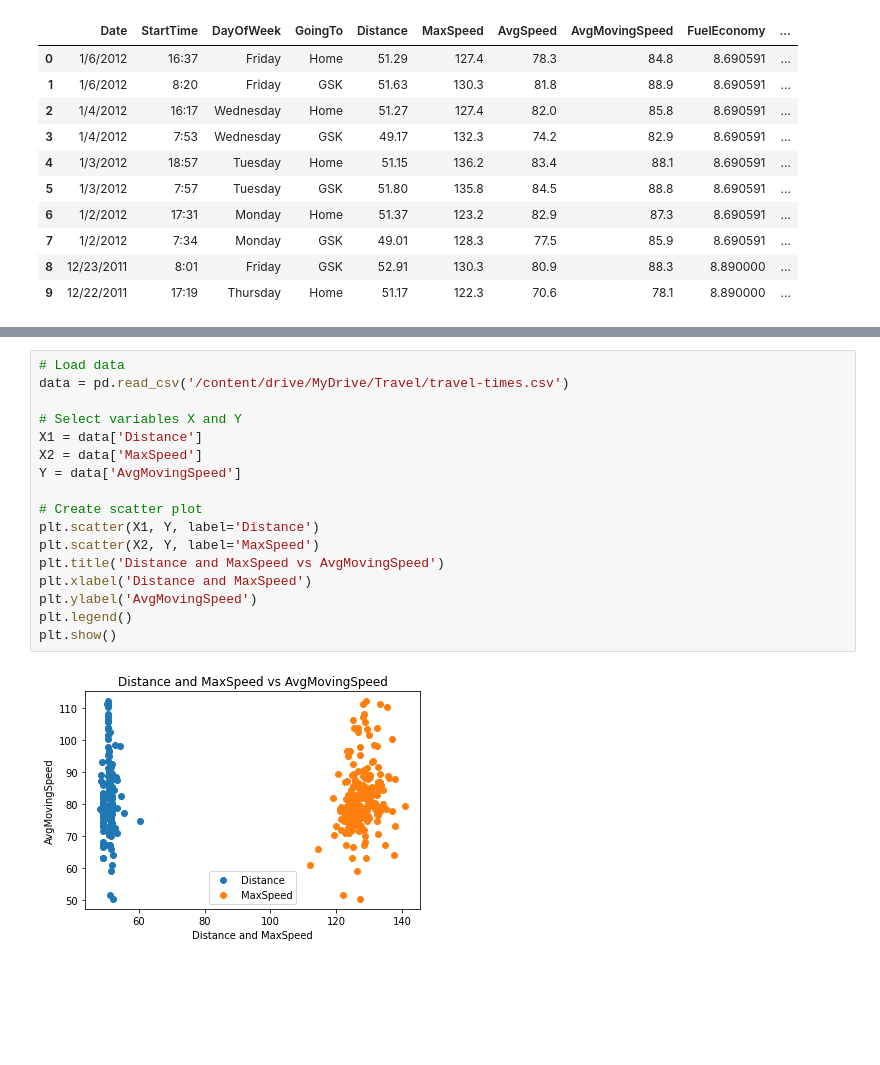
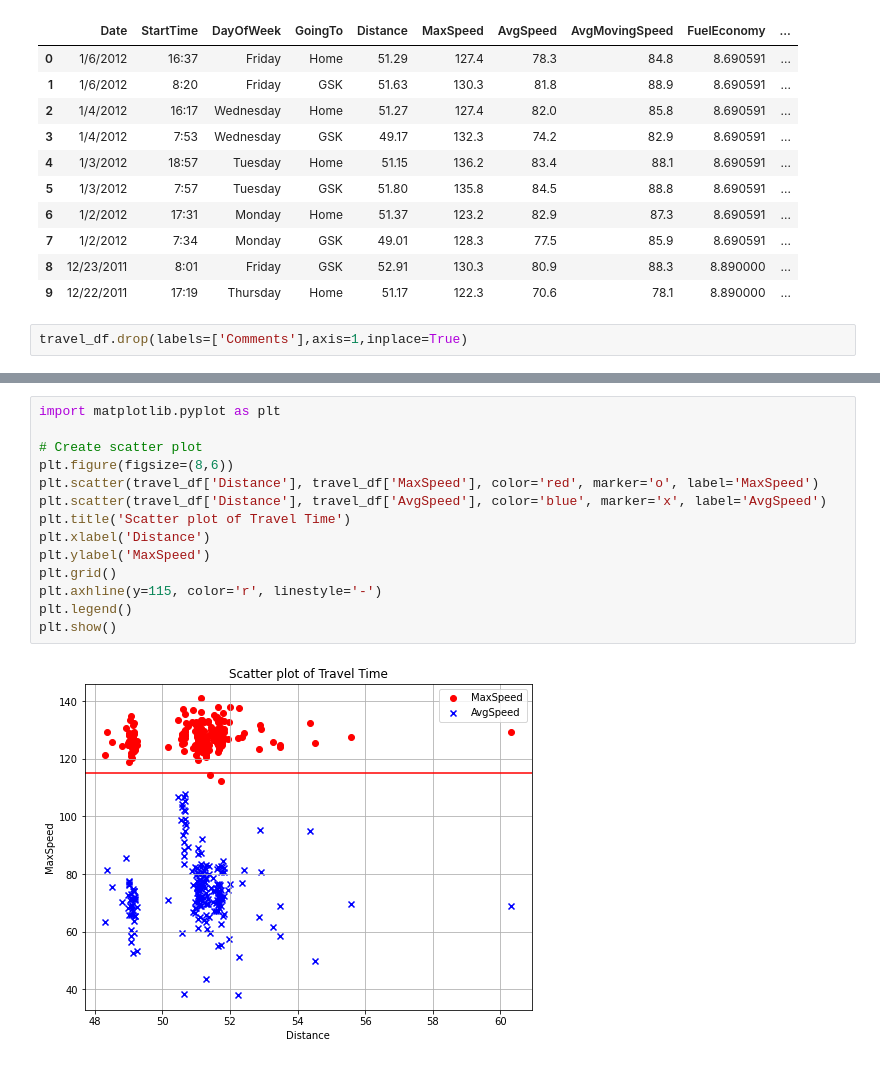
Before and after one commit to jepangau02/DSS, a Jupyter notebook: Data_Cleaning_+_Prediction_Model.ipynb, the cells around one changed output, grey strips where cells are left out. Saved outputs shown, nothing was run; the diff lists cells and outputs as text; blank space fills up the shorter version.

```diff
--- a/Data_Cleaning_+_Prediction_Model.ipynb
+++ b/Data_Cleaning_+_Prediction_Model.ipynb
@@ -49,3 +54,5 @@ travel_df.head(n=10)
 | 7 | 1/2/2012 | 7:34 | Monday | GSK | 49.01 | 128.3 | 77.5 | 85.9 | 8.690591 | ... |
 | 8 | 12/23/2011 | 8:01 | Friday | GSK | 52.91 | 130.3 | 80.9 | 88.3 | 8.890000 | ... |
 | 9 | 12/22/2011 | 17:19 | Thursday | Home | 51.17 | 122.3 | 70.6 | 78.1 | 8.890000 | ... |
+# %%
+travel_df.drop(labels=['Comments'],axis=1,inplace=True)
@@ -98,19 +124,16 @@ Mean squared error: 94.91356129760442
-# %%
-# Load data
-data = pd.read_csv('/content/drive/MyDrive/Travel/travel-times.csv')
-
-# Select variables X and Y
-X1 = data['Distance']
-X2 = data['MaxSpeed']
-Y = data['AvgMovingSpeed']
-
-# Create scatter plot
-plt.scatter(X1, Y, label='Distance')
-plt.scatter(X2, Y, label='MaxSpeed')
-plt.title('Distance and MaxSpeed vs AvgMovingSpeed')
-plt.xlabel('Distance and MaxSpeed')
-plt.ylabel('AvgMovingSpeed')
-plt.legend()
-plt.show()
-# %% [output]
-[figure, removed]
+# %%
+import matplotlib.pyplot as plt
+
+# Create scatter plot
+plt.figure(figsize=(8,6))
+plt.scatter(travel_df['Distance'], travel_df['MaxSpeed'], color='red', marker='o', label='MaxSpeed')
+plt.scatter(travel_df['Distance'], travel_df['AvgSpeed'], color='blue', marker='x', label='AvgSpeed')
+plt.title('Scatter plot of Travel Time')
+plt.xlabel('Distance')
+plt.ylabel('MaxSpeed')
+plt.grid()
+plt.axhline(y=115, color='r', linestyle='-')
+plt.legend()
+plt.show()
+# %% [output]
+[figure, added]
```
Also changed, not shown: parts of 9 cells of this notebook.
